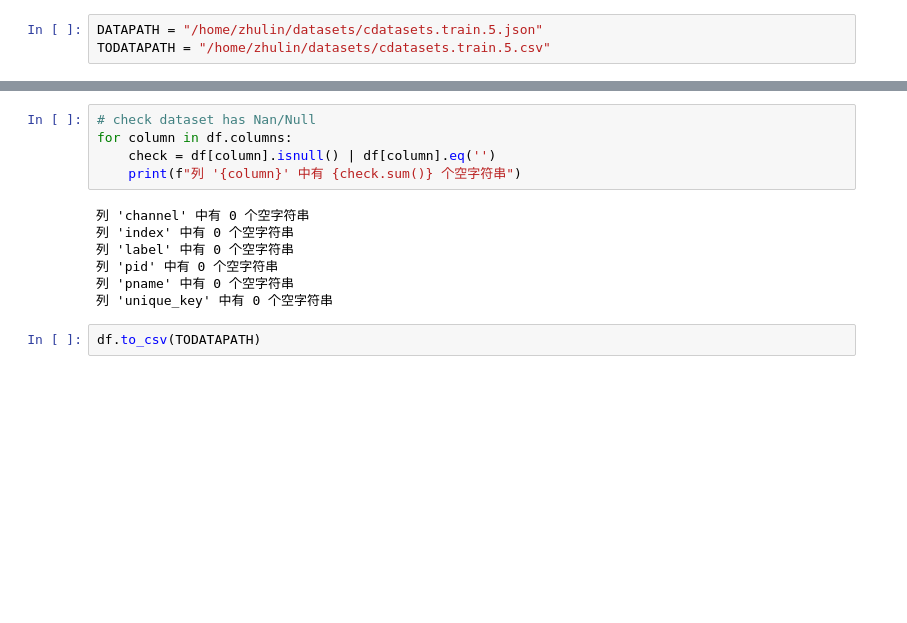
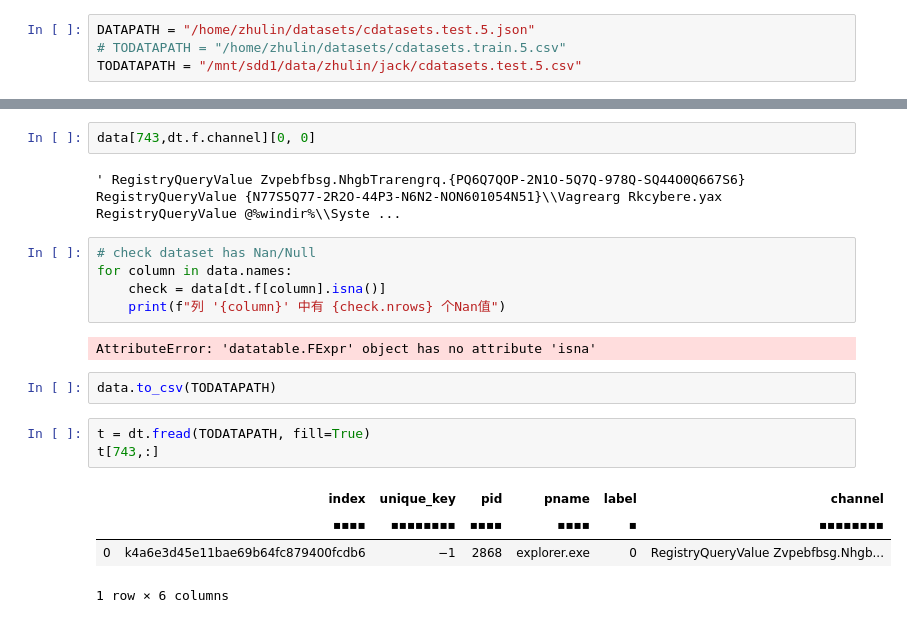
Before and after one commit to coldwindx/Sun-core, a Jupyter notebook: notebook/dataform.ipynb, the cells around one changed output, grey strips where cells are left out. Saved outputs shown, nothing was run; the diff lists cells and outputs as text; blank space fills up the shorter version.

```diff
--- a/notebook/dataform.ipynb
+++ b/notebook/dataform.ipynb
@@ -3,4 +4,5 @@ import json
 import pandas as pd
 # %%
-DATAPATH = "/home/zhulin/datasets/cdatasets.train.5.json"
-TODATAPATH = "/home/zhulin/datasets/cdatasets.train.5.csv"
+DATAPATH = "/home/zhulin/datasets/cdatasets.test.5.json"
+# TODATAPATH = "/home/zhulin/datasets/cdatasets.train.5.csv"
+TODATAPATH = "/mnt/sdd1/data/zhulin/jack/cdatasets.test.5.csv"
@@ -24,14 +48,21 @@ df.head(10)
+# %%
+data[743,dt.f.channel][0, 0]
+# %% [output]
+' RegistryQueryValue Zvpebfbsg.NhgbTrarengrq.{PQ6Q7QOP-2N1O-5Q7Q-978Q-SQ44O0Q667S6} RegistryQueryValue {N77S5Q77-2R2O-44P3-N6N2-NON601054N51}\\Vagrearg Rkcybere.yax RegistryQueryValue @%windir%\\Syste ...
 # %%
 # check dataset has Nan/Null
-for column in df.columns:
-    check = df[column].isnull() | df[column].eq('')
-    print(f"列 '{column}' 中有 {check.sum()} 个空字符串")
+for column in data.names:
+    check = data[dt.f[column].isna()]
+    print(f"列 '{column}' 中有 {check.nrows} 个Nan值")
 # %% [output]
-列 'channel' 中有 0 个空字符串
-列 'index' 中有 0 个空字符串
-列 'label' 中有 0 个空字符串
-列 'pid' 中有 0 个空字符串
-列 'pname' 中有 0 个空字符串
-列 'unique_key' 中有 0 个空字符串
+AttributeError: 'datatable.FExpr' object has no attribute 'isna'
 # %%
-df.to_csv(TODATAPATH)
+data.to_csv(TODATAPATH)
+# %%
+t = dt.fread(TODATAPATH, fill=True)
+t[743,:]
+# %% [output]
+|  | index | unique_key | pid | pname | label | channel |
+|  | ▪▪▪▪ | ▪▪▪▪▪▪▪▪ | ▪▪▪▪ | ▪▪▪▪ | ▪ | ▪▪▪▪▪▪▪▪ |
+| 0 | k4a6e3d45e11bae69b64fc879400fcdb6 | −1 | 2868 | explorer.exe | 0 | RegistryQueryValue Zvpebfbsg.Nhgb... |
+1 row × 6 columns
```
Also changed, not shown: parts of 4 cells of this notebook, 4 other files.
